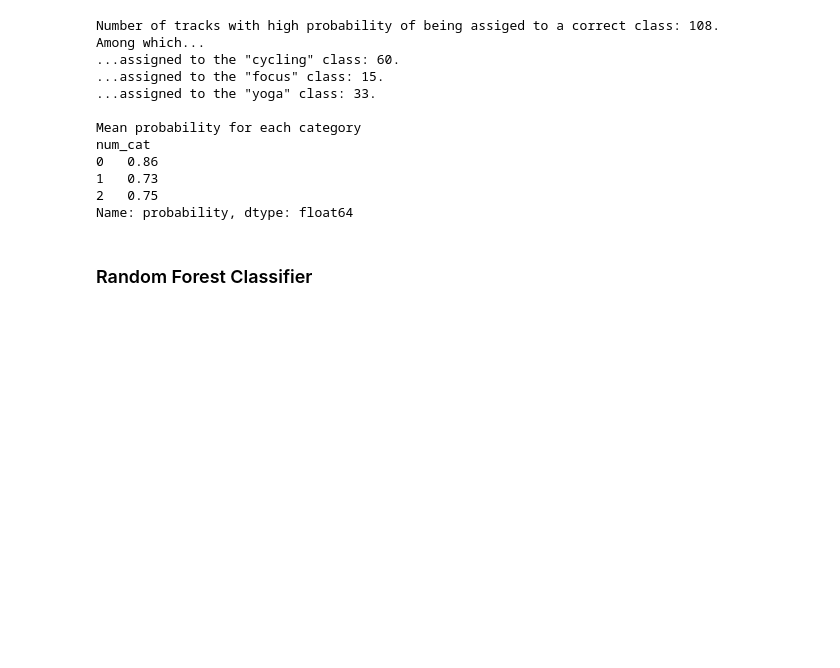
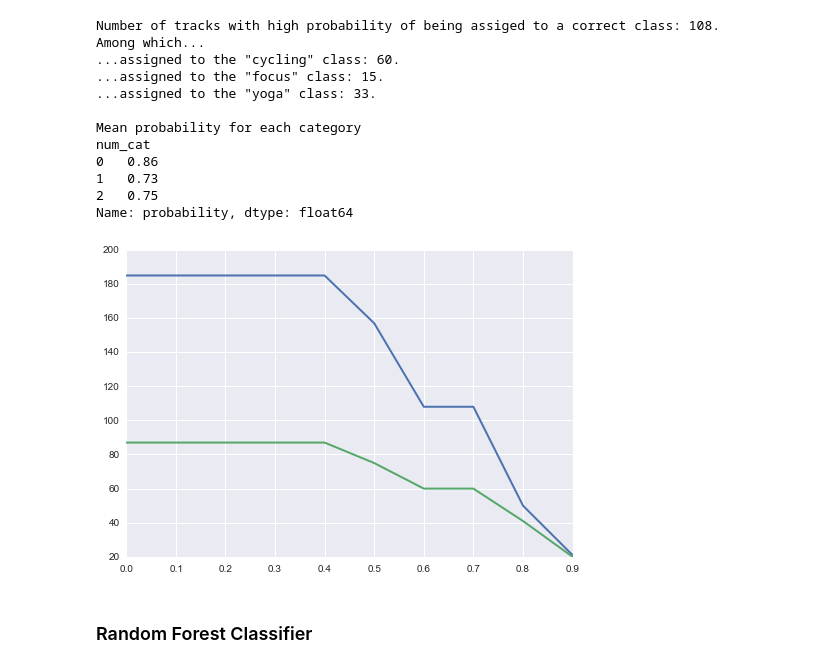
Before and after one commit to medennikova/itunes-music-analysis, a Jupyter notebook: music_analysis.ipynb, the cells around one changed output. Saved outputs shown, nothing was run; the diff lists cells and outputs as text; code cells hidden in the pictures; blank space fills up the shorter version.

```diff
--- a/music_analysis.ipynb
+++ b/music_analysis.ipynb
@@ -449,8 +456,6 @@ Finally, we convert the processed training data from a Pandas dataframe into a n
 # %%
-train_data = train_matrix.values
-train_data = np.nan_to_num(train_data)
-test_data = test_matrix.values
-test_data = np.nan_to_num(test_data)
+train_data = np.nan_to_num(train_matrix.values)
+test_data = np.nan_to_num(test_matrix.values)
 # %% [markdown]
 ## Novelty detection
 
@@ -881,20 +914,31 @@ Now let's add a 70% threshold for probability and review the result.
 # %%
-# add a threshold for probability
-def high_proba_result(df, threshold):
+# add a minimum value for probability
+def high_proba_df(df, threshold):
+    """Returns a df with class probability
+    higher than a threshold
+    """
     # drop 'match' column as it's not relevant here
     df = df.drop(match, 1)
 
     high_proba = df[df['probability'] >= threshold]
+    return high_proba
 
+def sum_category(df, index):
+    """Returns number of tracks in a category
+    """
+    category_size = len(df[df['num_cat'] == index])
+    return category_size
+
+def print_summary_of_high_proba(df):
     print ("Number of tracks with high probability "
           "of being assiged to a correct class: {}."
-          .format(len(high_proba)))
+          .format(len(df)))
     print "Among which..."
     for category in categories:
         print ("...assigned to the \"{}\" class: {}."
                .format(category,
-                      len(high_proba[high_proba['num_cat'] == categories.index(category)])))
+                      len(df[df['num_cat'] == categories.index(category)])))
     print "\nMean probability for each category"
-    grouped = high_proba.groupby(['num_cat'])
+    grouped = df.groupby(['num_cat'])
     print grouped['probability'].mean()
 # %%
@@ -912,6 +957,21 @@ num_cat
 1   0.73
 2   0.75
 Name: probability, dtype: float64
+# %%
+# plot
+xs = list(a / 10.0 for a in range(10))
+
+# all classes
+total = [len(high_proba_df(knn_df, i)) for i in xs]
+line_total = plt.plot(xs, total, linewidth=2)
+
+# cycling class
+cycling_class = [sum_category(high_proba_df(knn_df, i), 0) for i in xs]
+line_cycling = plt.plot(xs, cycling_class, linewidth=2)
+
+plt.show()
+# %% [output]
+[figure, added]
 # %% [markdown]
 ### Random Forest Classifier
 # %% [markdown]
```
Also changed, not shown: parts of 53 cells of this notebook, 2 other files.
